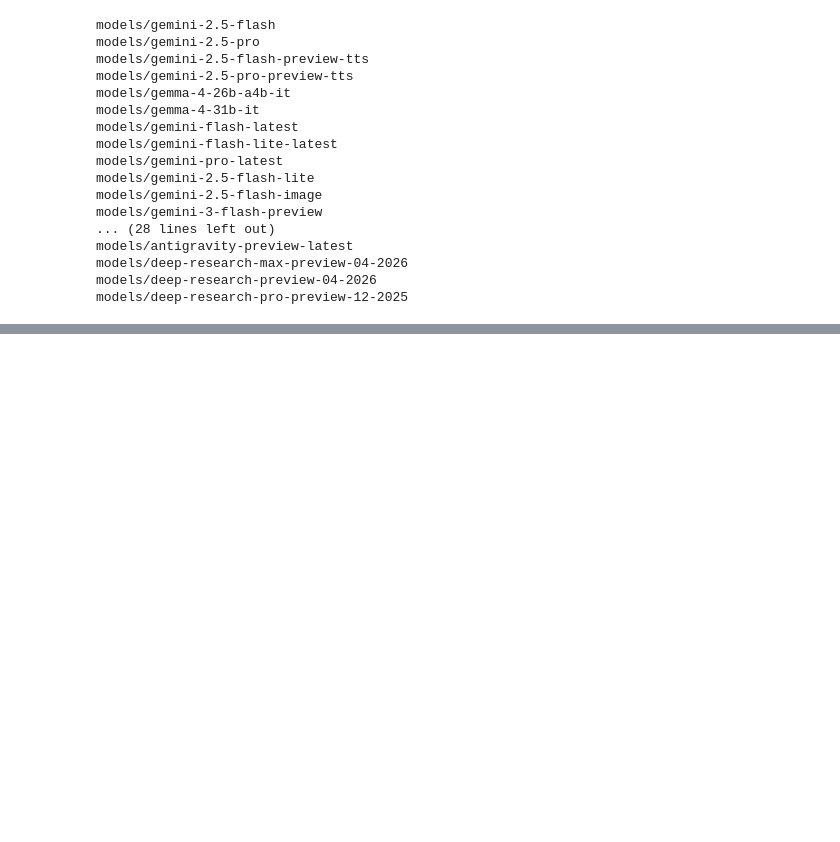
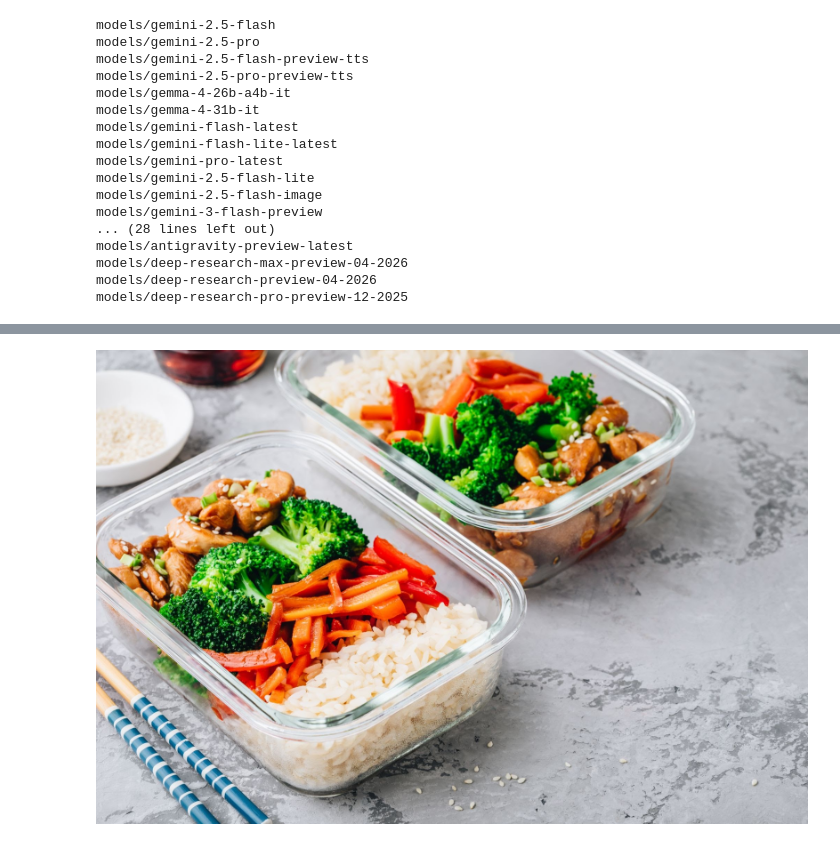
Before and after one commit to kunalpatil9975/Gemini-Multimodal-AI-Application, a Jupyter notebook: gemini intro1.ipynb, the cells around one changed output, grey strips where cells are left out. Cells and saved outputs as stored; diff of their text form; code cells hidden in the pictures; blank space fills up the shorter version.

```diff
--- a/gemini intro1.ipynb
+++ b/gemini intro1.ipynb
@@ -67,0 +226,7 @@ NotFound: 404 This model models/gemini-2.5-flash is no longer available to new u
+# %%
+# Display the downloaded image
+from IPython.display import Image, display
+
+display(Image(filename="image.jpg"))
+# %% [output]
+[figure, added]
```
Also changed, not shown: parts of 29 cells of this notebook.
